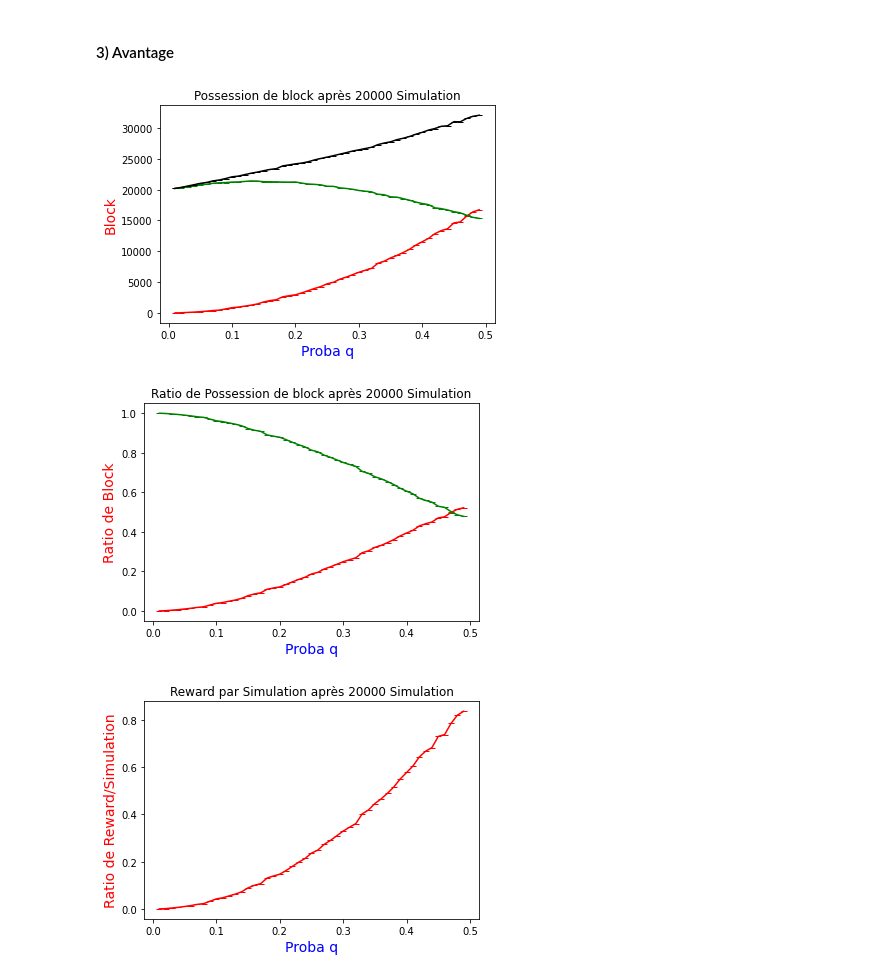
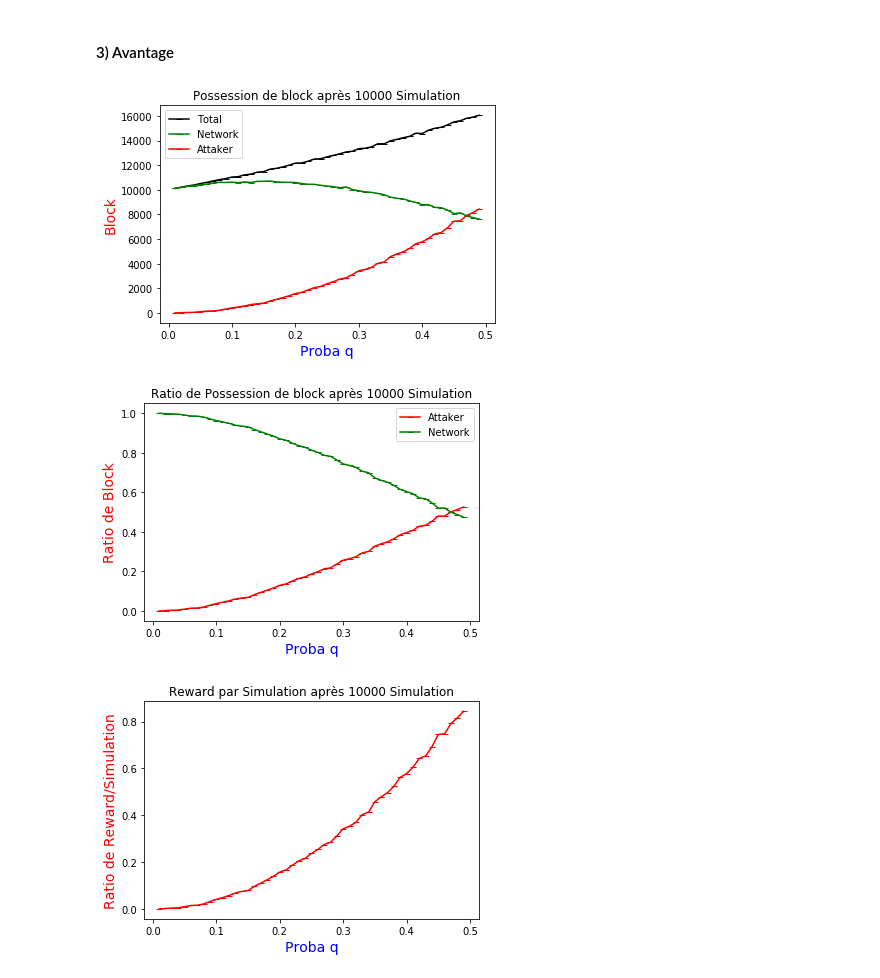
Before and after one commit to redek-zelton/Cryptofinance, a Jupyter notebook: Attack 1+2/Attack_1_+_2.ipynb, the cells around one changed output. Saved outputs shown, nothing was run; the diff lists cells and outputs as text; code cells hidden in the pictures.

```diff
--- a/Attack 1+2/Attack_1_+_2.ipynb
+++ b/Attack 1+2/Attack_1_+_2.ipynb
@@ -63,7 +63,7 @@ def Rendement(ER,EH,proba):
 #### 2) Seuil de Rentabilité
 # %%
 #Parametres
-nombre=20000
+nombre=10000
 L_proba=np.arange(0.01,0.5,0.01)
 
 #Values
@@ -126,15 +127,16 @@ for M in Miner:
 # %%
 fig,ax=plt.subplots()
 plt.title('Possession de block après '+str(nombre)+' Simulation')
+ax.plot(L_proba,EH,marker="_",color='black')
+ax.plot(L_proba,TeamB,marker="_",color='green')
 ax.plot(L_proba,TeamA,marker="_",color='red')
-ax.plot(L_proba,TeamB,marker="_",color='green')
-ax.plot(L_proba,EH,marker="_",color='black')
+ax.legend(['Total','Network','Attaker'])
 ax.set_xlabel("Proba q",color="blue",fontsize=14)
 ax.set_ylabel("Block",color="red",fontsize=14)
 
 plt.show()
 # %% [output]
-[figure, old version]
+[figure, new version]
 # %%
 RatioBlockA=[]
 RatioBlockB=[]
@@ -146,12 +148,13 @@ fig,ax=plt.subplots()
 plt.title('Ratio de Possession de block après '+str(nombre)+' Simulation')
 ax.plot(L_proba,RatioBlockA,marker="_",color='red')
 ax.plot(L_proba,RatioBlockB,marker="_",color='green')
+ax.legend(['Attaker','Network'])
 ax.set_xlabel("Proba q",color="blue",fontsize=14)
 ax.set_ylabel("Ratio de Block",color="red",fontsize=14)
 
 plt.show()
 # %% [output]
-[figure, old version]
+[figure, new version]
 # %%
 RewardParSimulationA=[]
 for index in range(len(ER)):
@@ -165,4 +168,4 @@ ax.set_ylabel("Ratio de Reward/Simulation",color="red",fontsize=14)
 
 plt.show()
 # %% [output]
-[figure, old version]
+[figure, new version]
```
Also changed, not shown: parts of 1 cell of this notebook.
